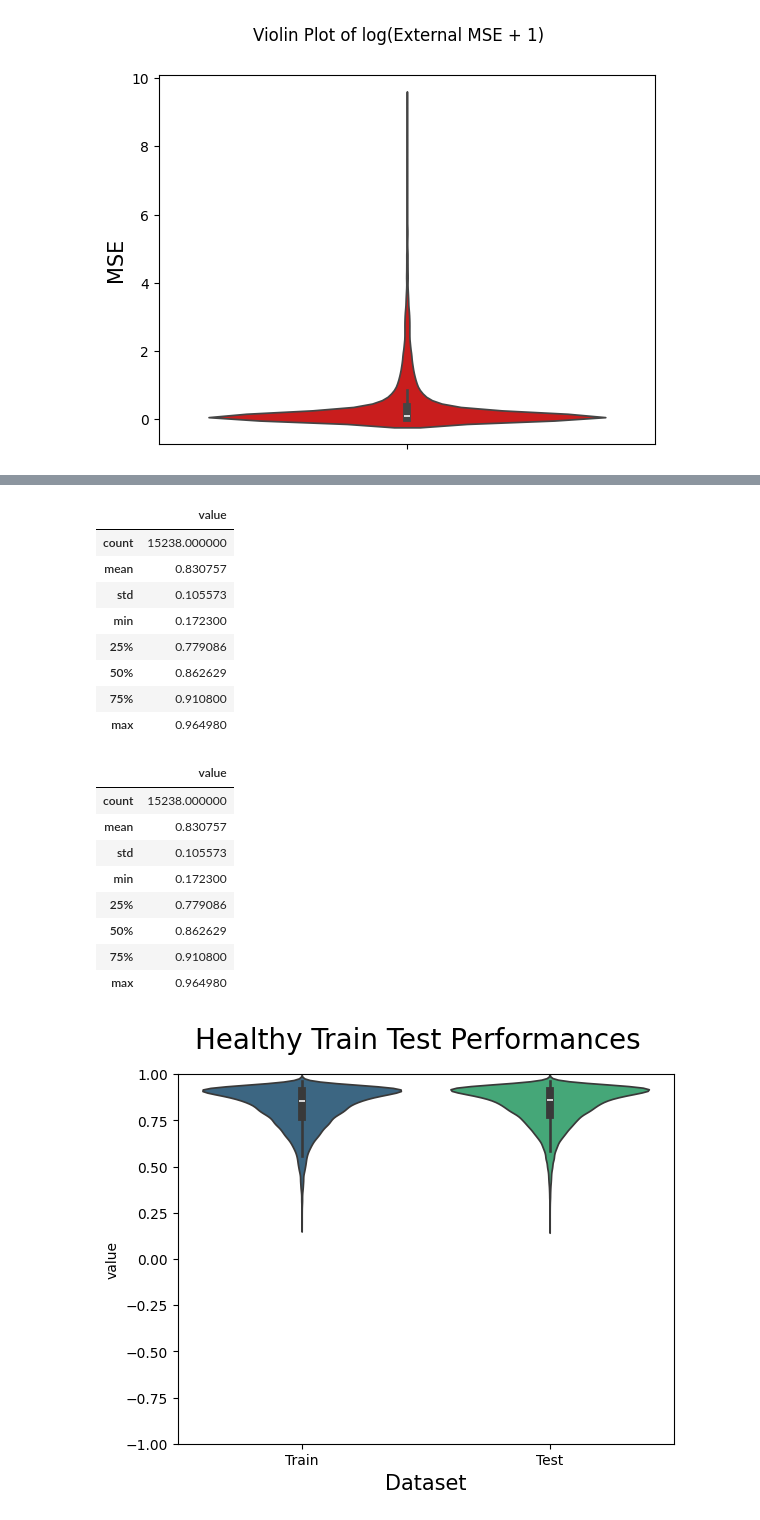
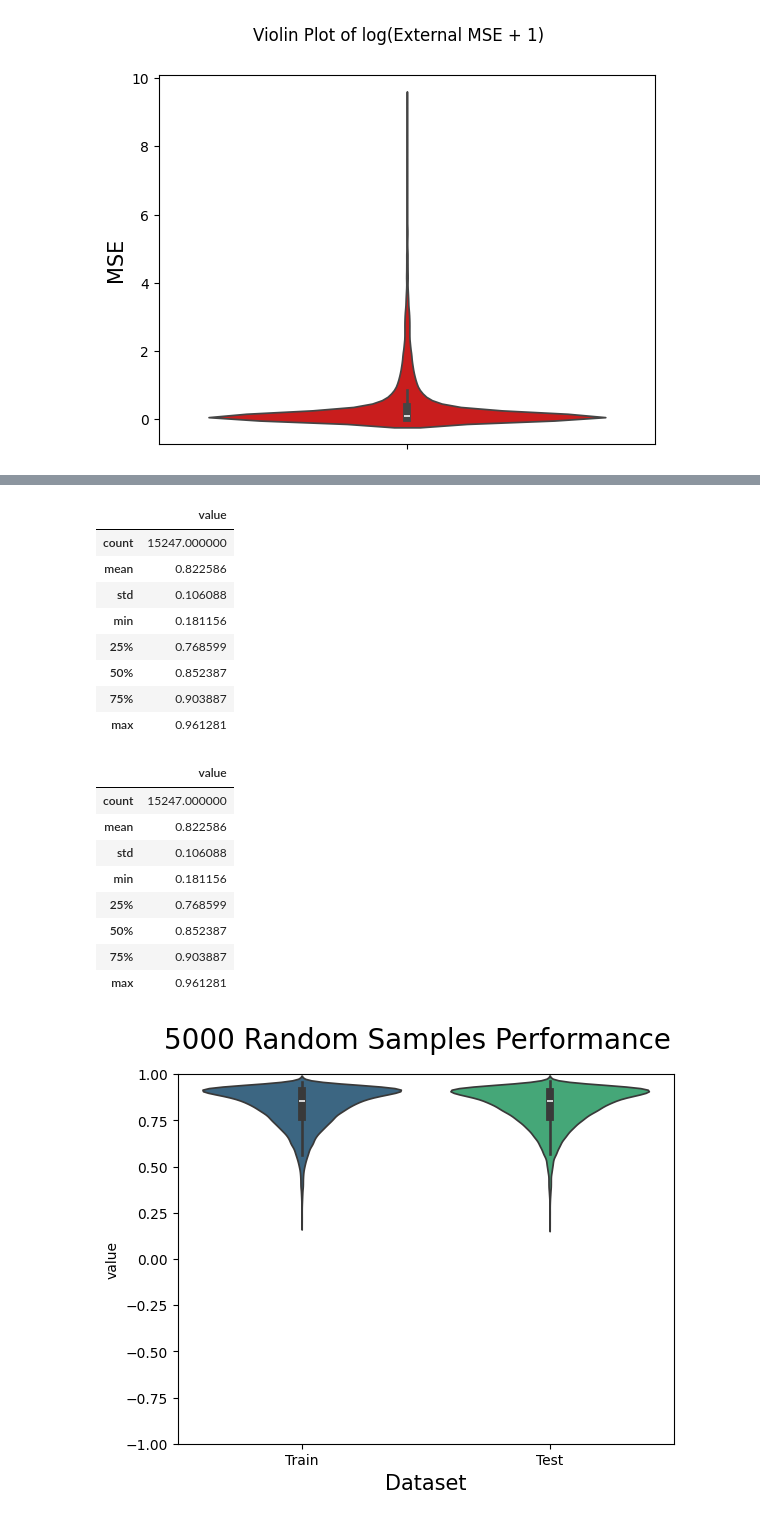
Before and after one commit to Alexander-Broadley/Zhang_lab_rotation, a Jupyter notebook: MML_model/model_evaluation/MML_results_plots.ipynb, the cells around one changed output, grey strips where cells are left out. Drawn from its saved outputs; the diff is of its cells as text; code cells hidden in the pictures.

Commit message:
Updates to results plots

```diff
--- a/MML_model/model_evaluation/MML_results_plots.ipynb
+++ b/MML_model/model_evaluation/MML_results_plots.ipynb
@@ -201,3 +152,9 @@ def create_pearsons_violin(results_df, y_col, title, file_title, figure_root = '
+# %%
+#loading healthy results to create distribution of the absolute differences in PCC against subsampled results
+healthy_results = pd.read_csv(f'{DATA_ROOT}/HEALTHY_results.csv', index_col= 0, header = 0)
+
+healthy_results['Train'] = 1 - healthy_results['train_loss']
+healthy_results['Test'] = 1 - healthy_results['test_loss']
 # %%
-from_train_losses = PCC_200_randn_all[['Train', 'Test']].melt()
-from_train_losses.columns = ['dataset', 'value']
+healthy_results_to_plot = healthy_results[['Train', 'Test']].melt()
+healthy_results_to_plot.columns = ['dataset', 'value']
@@ -204,28 +217,28 @@ from_train_losses.columns = ['dataset', 'value']
 # %%
-from_train_losses[from_train_losses['dataset'] == 'Test'].describe()
+healthy_results_to_plot[healthy_results_to_plot['dataset'] == 'Test'].describe()
 # %% [output]
 |  | value |
-| count | 15238.000000 |
-| mean | 0.830757 |
-| std | 0.105573 |
-| min | 0.172300 |
-| 25% | 0.779086 |
-| 50% | 0.862629 |
-| 75% | 0.910800 |
-| max | 0.964980 |
+| count | 15247.000000 |
+| mean | 0.822586 |
+| std | 0.106088 |
+| min | 0.181156 |
+| 25% | 0.768599 |
+| 50% | 0.852387 |
+| 75% | 0.903887 |
+| max | 0.961281 |
 # %%
-from_train_losses[from_train_losses['dataset'] == 'Test'].describe()
+healthy_results_to_plot[healthy_results_to_plot['dataset'] == 'Test'].describe()
 # %% [output]
 |  | value |
-| count | 15238.000000 |
-| mean | 0.830757 |
-| std | 0.105573 |
-| min | 0.172300 |
-| 25% | 0.779086 |
-| 50% | 0.862629 |
-| 75% | 0.910800 |
-| max | 0.964980 |
+| count | 15247.000000 |
+| mean | 0.822586 |
+| std | 0.106088 |
+| min | 0.181156 |
+| 25% | 0.768599 |
+| 50% | 0.852387 |
+| 75% | 0.903887 |
+| max | 0.961281 |
 # %%
-create_pearsons_violin(from_train_losses, y_col = 'value', title = 'Healthy Train Test Performances', file_title = 'Healthy_train_test')
+create_pearsons_violin(healthy_results_to_plot, y_col = 'value', title = '5000 Random Samples Performance', file_title = '5000_samples_violin')
 # %% [output]
-[figure, old version]
+[figure, new version]
```
Also changed, not shown: parts of 12 cells of this notebook, 4 other files.
